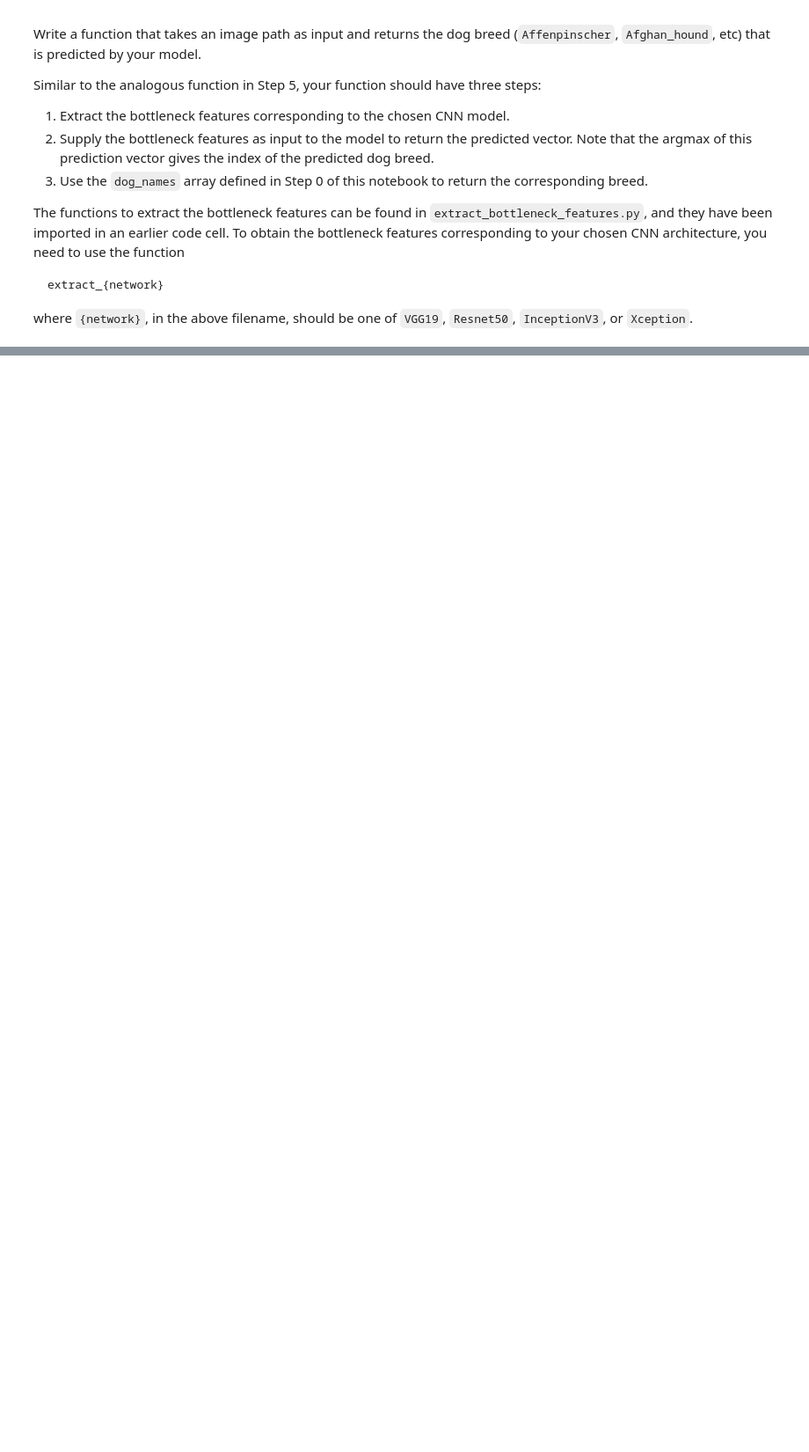
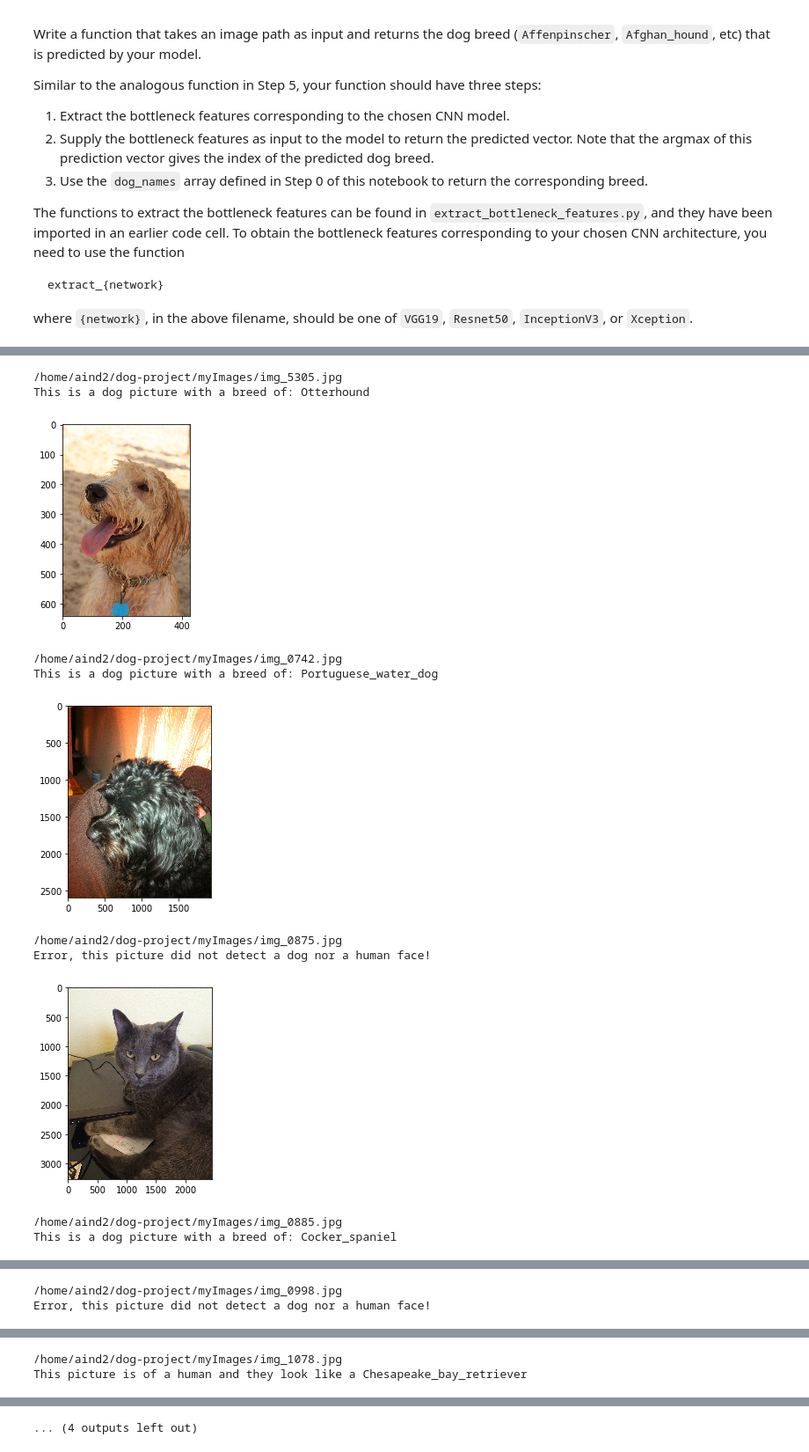
Before and after one commit to cmiller112000/dog-project, a Jupyter notebook: dog_app.ipynb, the cells around one changed output, grey strips where cells are left out. Shown at 88% size. Cells and saved outputs as stored; diff of their text form; code cells hidden in the pictures; blank space fills up the shorter version.

```diff
--- a/dog_app.ipynb
+++ b/dog_app.ipynb
@@ -822,0 +879,30 @@ __Answer:__
+# %%
+## TODO: Execute your algorithm from Step 6 on
+## at least 6 images on your computer.
+## Feel free to use as many code cells as needed.
+
+# my list of images.  a few dog images, 1 cat image, and some people images, including one baby picture.
+myImages=[
+    "/home/aind2/dog-project/myImages/img_5305.jpg",
+    "/home/aind2/dog-project/myImages/img_0742.jpg",
+    "/home/aind2/dog-project/myImages/img_0875.jpg",
+    "/home/aind2/dog-project/myImages/img_0885.jpg",
+    "/home/aind2/dog-project/myImages/img_0998.jpg",
+    "/home/aind2/dog-project/myImages/img_1078.jpg",
+    "/home/aind2/dog-project/myImages/img_0662.jpg",
+    "/home/aind2/dog-project/myImages/mom.jpg"
+]
+
+predictImages(myImages)
+# %% [output]
+/home/aind2/dog-project/myImages/img_5305.jpg
+This is a dog picture with a breed of: Otterhound
+[figure, added]
+/home/aind2/dog-project/myImages/img_0742.jpg
+This is a dog picture with a breed of: Portuguese_water_dog
+[figure, added]
+/home/aind2/dog-project/myImages/img_0875.jpg
+Error, this picture did not detect a dog nor a human face!
+[figure, added]
+/home/aind2/dog-project/myImages/img_0885.jpg
+This is a dog picture with a breed of: Cocker_spaniel
@@ -822,0 +910,2 @@ __Answer:__
+/home/aind2/dog-project/myImages/img_0998.jpg
+Error, this picture did not detect a dog nor a human face!
@@ -822,0 +913,2 @@ __Answer:__
+/home/aind2/dog-project/myImages/img_1078.jpg
+This picture is of a human and they look like a Chesapeake_bay_retriever
@@ -822,0 +916 @@ __Answer:__
+... (4 outputs left out)
```
Also changed, not shown: parts of 22 cells of this notebook, 11 other files.
